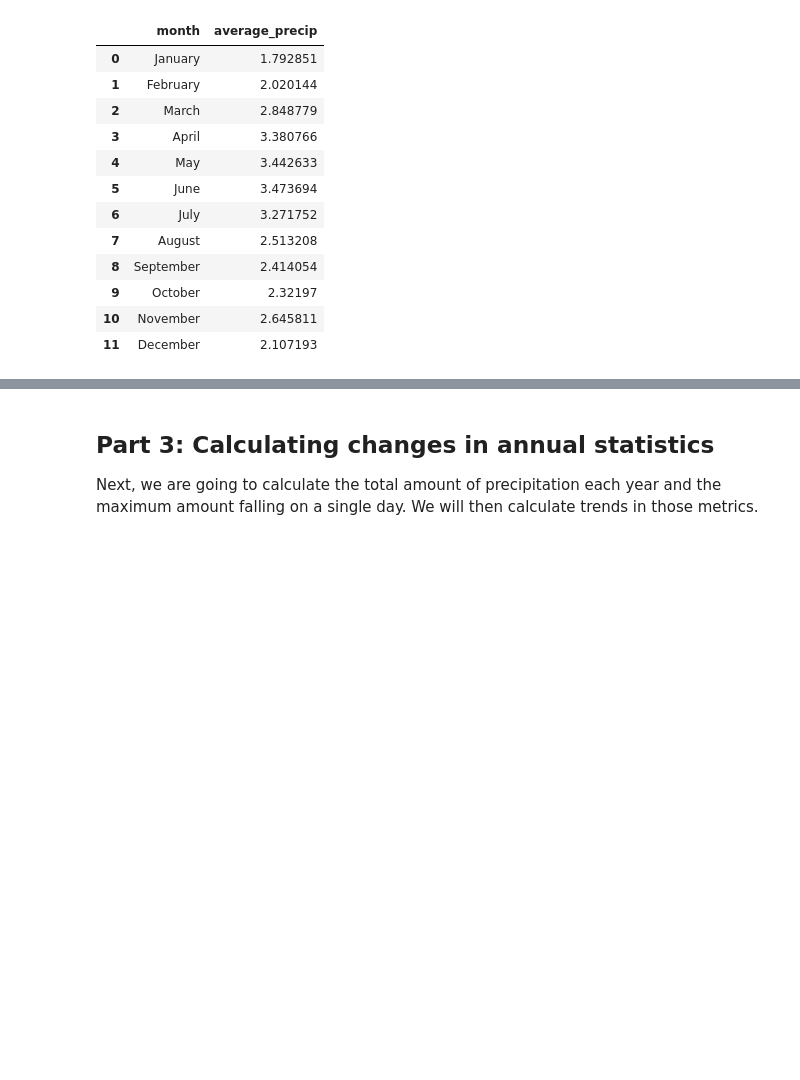
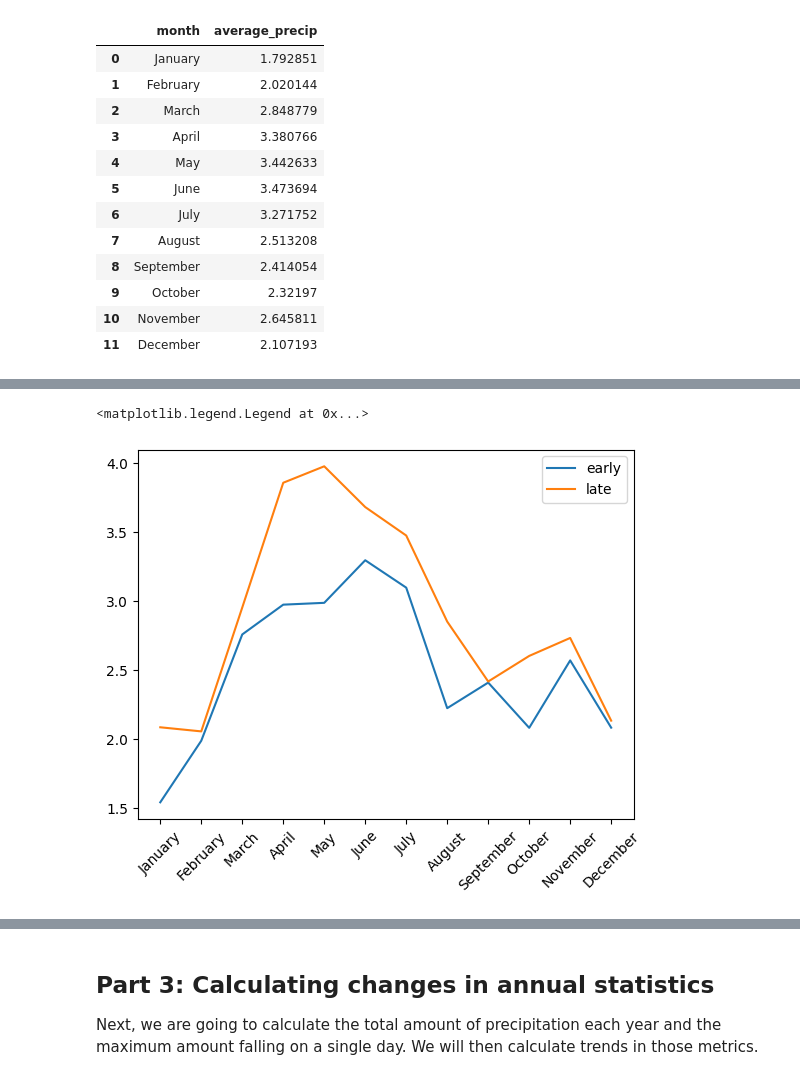
Before and after one commit to fdavenport/course-climate-change-impacts, a Jupyter notebook: lectures/05_Analyzing_the_Hydrologic_Cycle.ipynb, the cells around one changed output, grey strips where cells are left out. Saved outputs shown, nothing was run; the diff lists cells and outputs as text; code cells hidden in the pictures; blank space fills up the shorter version.

```diff
--- a/lectures/05_Analyzing_the_Hydrologic_Cycle.ipynb
+++ b/lectures/05_Analyzing_the_Hydrologic_Cycle.ipynb
@@ -279,0 +322,6 @@ month_averages
+# %%
+data_early = stl_data["1950":"1989"]
+data_early
+
+data_late = stl_data["1990":"2023"]
+data_late
@@ -279,0 +343,14 @@ month_averages
+# %%
+month_averages_early = pd.DataFrame(columns = ["month", "average_precip"], index=range(12))
+month_averages_early
+
+month_averages_late = pd.DataFrame(columns = ["month", "average_precip"], index = range(12))
+# %%
+for i, m in enumerate(month_list):
+    data_month = data_early.loc[data_early["month_name"] == m]
+    month_averages_early.loc[i, "month"] = m
+    month_averages_early.loc[i, "average_precip"] = data_month["PRCP_mm"].mean()
+
+    data_month = data_late.loc[data_late["month_name"] == m]
+    month_averages_late.loc[i, "month"] = m
+    month_averages_late.loc[i, "average_precip"] = data_month["PRCP_mm"].mean()
@@ -279,0 +373,11 @@ month_averages
+# %%
+fig, ax = plt.subplots()
+
+ax.plot(month_averages_early["month"], month_averages_early["average_precip"], label = "early")
+ax.plot(month_averages_late["month"], month_averages_late["average_precip"], label = "late")
+
+plt.xticks(rotation=45)
+plt.legend()
+# %% [output]
+<matplotlib.legend.Legend at 0x...>
+[figure, added]
```
Also changed, not shown: parts of 10 cells of this notebook.
